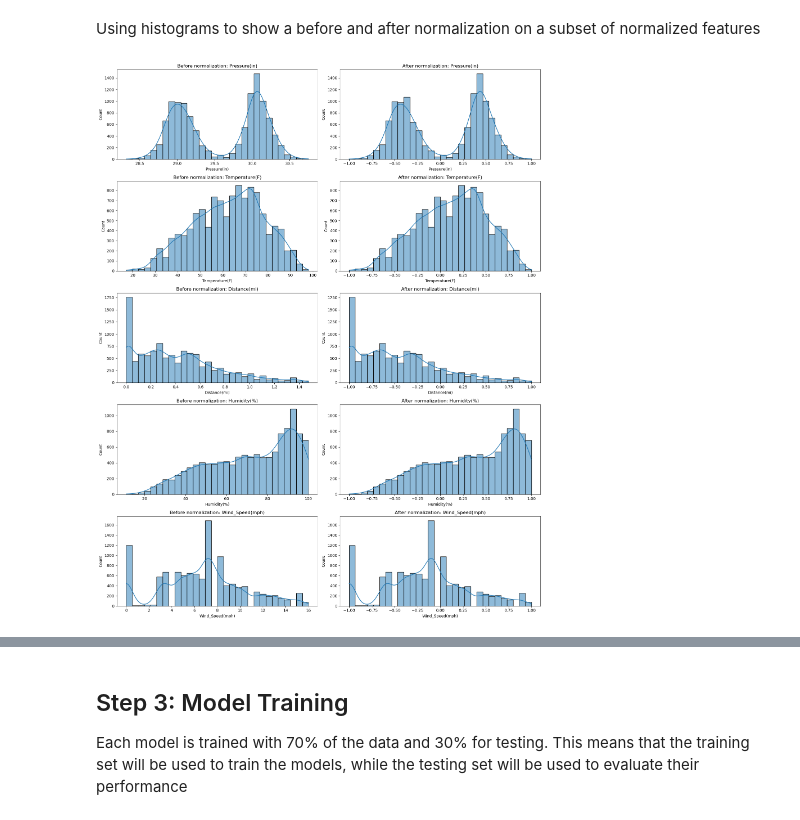
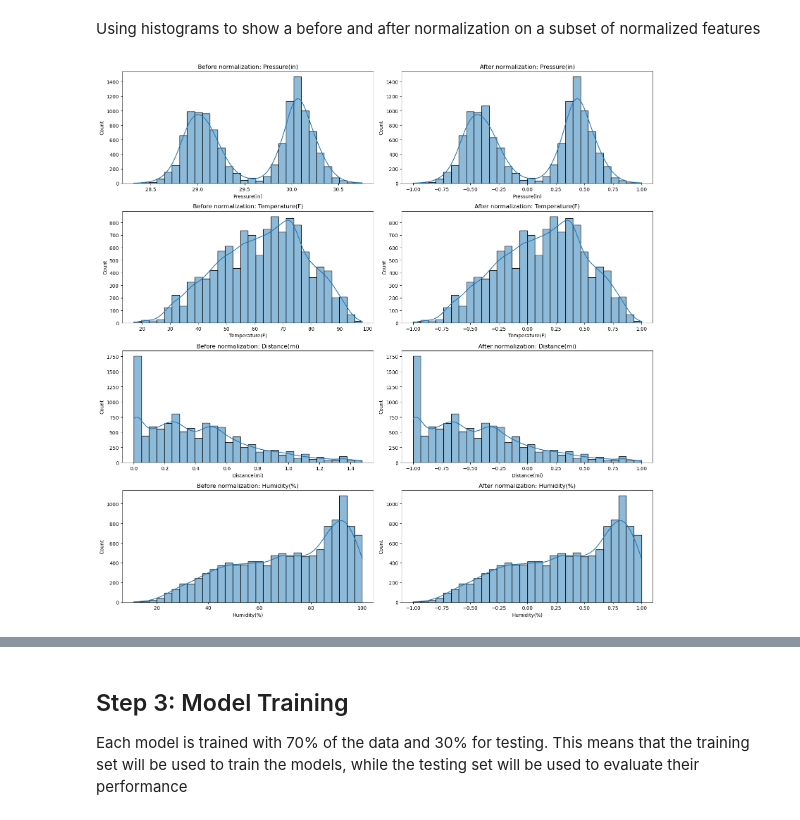
Before and after one commit to vForzce/CSC4780_GroupProject, a Jupyter notebook: Traffic_Accidents_in_Atlanta_Project.ipynb, the cells around one changed output, grey strips where cells are left out. Drawn from its saved outputs; the diff is of its cells as text; code cells hidden in the pictures.

```diff
--- a/Traffic_Accidents_in_Atlanta_Project.ipynb
+++ b/Traffic_Accidents_in_Atlanta_Project.ipynb
@@ -273,27 +361,27 @@ normalized_Atl_data.fillna(normalized_Atl_data.mean(), inplace = True)
 Using histograms to show a before and after normalization on a subset of normalized features
 # %%
 # Selecting a few numeric features for better visualization
-sample_numeric_features = ['Pressure(in)', 'Temperature(F)', 'Distance(mi)', 'Humidity(%)', 'Wind_Speed(mph)']
+subset_numeric_features = ['Pressure(in)', 'Temperature(F)', 'Distance(mi)', 'Humidity(%)']
 
 # Creating a new DataFrame with selected features before normalization
-original_data_sample = Atl_data_n[sample_numeric_features]
+original_data_sample = Atl_data_n[subset_numeric_features]
 
 # Creating a new DataFrame with selected features after normalization
-normalized_data_sample = normalized_features[sample_numeric_features]
+normalized_data_sample = normalized_features[subset_numeric_features]
 
-fig, axes = plt.subplots(nrows=len(sample_numeric_features), ncols=2, figsize=(16, 4 * len(sample_numeric_features)))
+fig, axes = plt.subplots(nrows=len(subset_numeric_features), ncols=2, figsize=(16, 4 * len(subset_numeric_features)))
 
-for idx, feature in enumerate(sample_numeric_features):
+for idx, feature in enumerate(subset_numeric_features):
     # Before normalization
     sns.histplot(data=original_data_sample, x=feature, kde=True, ax=axes[idx, 0], bins=30)
     axes[idx, 0].set_title(f'Before normalization: {feature}')
 
     # After normalization
     sns.histplot(data=normalized_data_sample, x=feature, kde=True, ax=axes[idx, 1], bins=30)
     axes[idx, 1].set_title(f'After normalization: {feature}')
 
 plt.tight_layout()
 plt.savefig("sampling before_and_after_normalization.png")
 plt.show()
 # %% [output]
-[figure, old version]
+[figure, new version]
```
Also changed, not shown: parts of 22 cells of this notebook, 2 other files.
